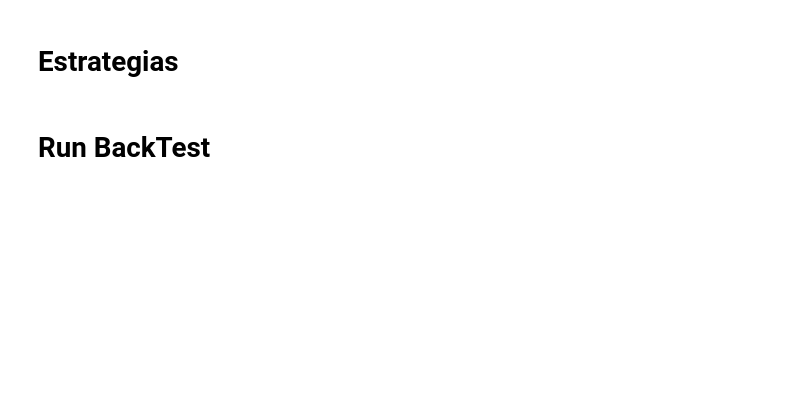
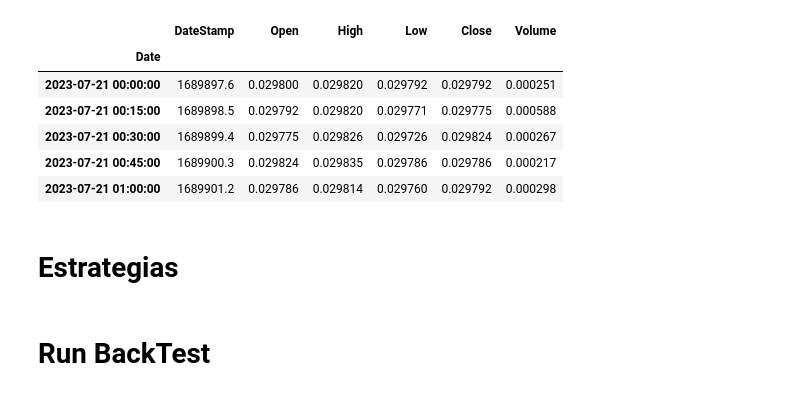
Before and after one commit to CodeRagnarok07/python-trading, a Jupyter notebook: backtesting/backtesting.ipynb, the cells around one changed output. Cells and saved outputs as stored; diff of their text form; code cells hidden in the pictures; blank space fills up the shorter version.

```diff
--- a/backtesting/backtesting.ipynb
+++ b/backtesting/backtesting.ipynb
@@ -16,7 +79,15 @@ import pandas as pd
 # %%
-# get data in satoshi
-df = pd.read_csv('data/BTCUSDT.csv', parse_dates=True, index_col=0)
-data = (df / 1e6).assign(Volume=df.Volume * 1e6)  # μBTC OHLC prices
+df = pd.read_csv("data/BTCUSDT.csv", parse_dates=True, index_col=0)
+data = (df / 1e6)# .assign(Volume=df.Volume * 1e6)  # μBTC OHLC prices
+data.head()
+# %% [output]
+|  | DateStamp | Open | High | Low | Close | Volume |
+| Date |  |  |  |  |  |  |
+| 2023-07-21 00:00:00 | 1689897.6 | 0.029800 | 0.029820 | 0.029792 | 0.029792 | 0.000251 |
+| 2023-07-21 00:15:00 | 1689898.5 | 0.029792 | 0.029820 | 0.029771 | 0.029775 | 0.000588 |
+| 2023-07-21 00:30:00 | 1689899.4 | 0.029775 | 0.029826 | 0.029726 | 0.029824 | 0.000267 |
+| 2023-07-21 00:45:00 | 1689900.3 | 0.029824 | 0.029835 | 0.029786 | 0.029786 | 0.000217 |
+| 2023-07-21 01:00:00 | 1689901.2 | 0.029786 | 0.029814 | 0.029760 | 0.029792 | 0.000298 |
 # %% [markdown]
 # Estrategias
 # %%
```
Also changed, not shown: parts of 8 cells of this notebook, 4 other files.
